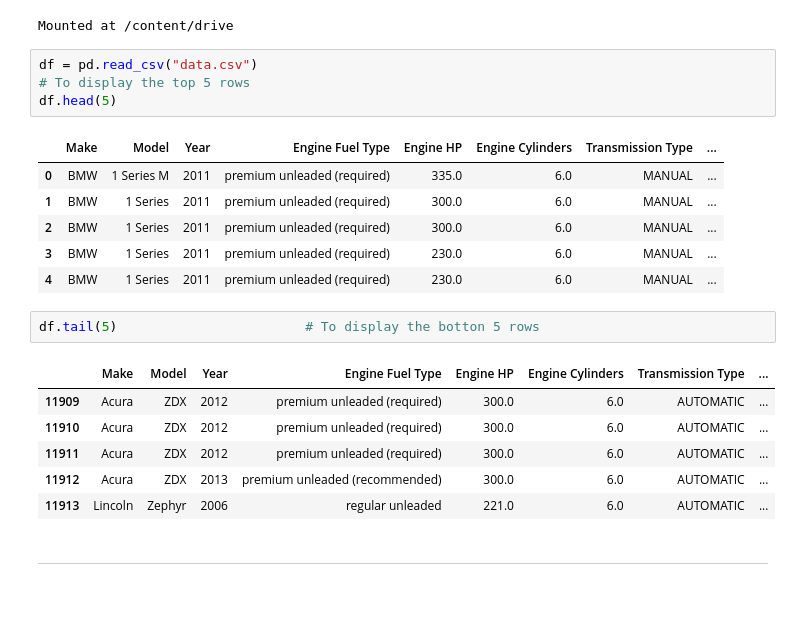
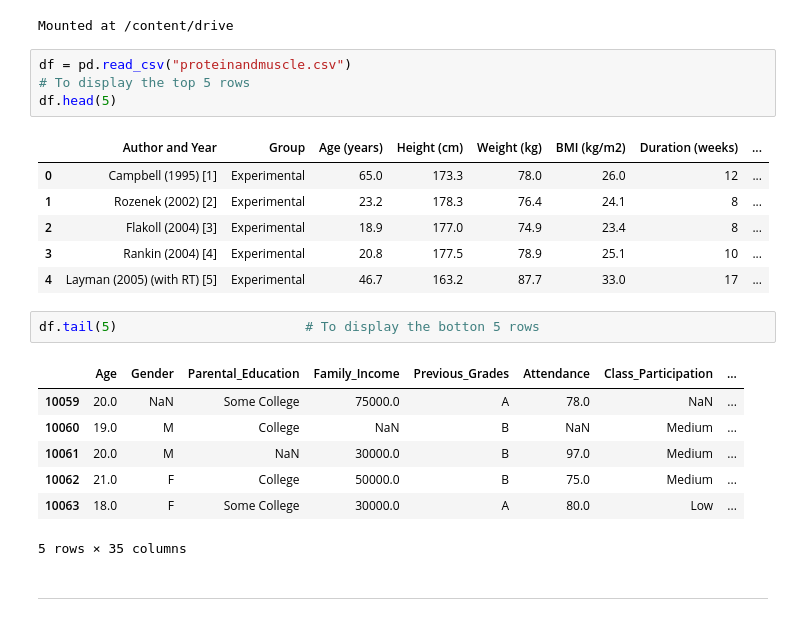
Before and after one commit to akihito128/introtodh25, a Jupyter notebook: Exploratory_data_Analysis.ipynb, the cells around one changed output. Cells and saved outputs as stored; diff of their text form.

```diff
--- a/Exploratory_data_Analysis.ipynb
+++ b/Exploratory_data_Analysis.ipynb
@@ -56,25 +56,26 @@ drive.mount('/content/drive')
 # %% [output]
 Mounted at /content/drive
 # %%
-df = pd.read_csv("data.csv")
+df = pd.read_csv("proteinandmuscle.csv")
 # To display the top 5 rows
 df.head(5)
 # %% [output]
-|  | Make | Model | Year | Engine Fuel Type | Engine HP | Engine Cylinders | Transmission Type | ... |
-| 0 | BMW | 1 Series M | 2011 | premium unleaded (required) | 335.0 | 6.0 | MANUAL | ... |
-| 1 | BMW | 1 Series | 2011 | premium unleaded (required) | 300.0 | 6.0 | MANUAL | ... |
-| 2 | BMW | 1 Series | 2011 | premium unleaded (required) | 300.0 | 6.0 | MANUAL | ... |
-| 3 | BMW | 1 Series | 2011 | premium unleaded (required) | 230.0 | 6.0 | MANUAL | ... |
-| 4 | BMW | 1 Series | 2011 | premium unleaded (required) | 230.0 | 6.0 | MANUAL | ... |
+|  | Author and Year | Group | Age (years) | Height (cm) | Weight (kg) | BMI (kg/m2) | Duration (weeks) | ... |
+| 0 | Campbell (1995) [1] | Experimental | 65.0 | 173.3 | 78.0 | 26.0 | 12 | ... |
+| 1 | Rozenek (2002) [2] | Experimental | 23.2 | 178.3 | 76.4 | 24.1 | 8 | ... |
+| 2 | Flakoll (2004) [3] | Experimental | 18.9 | 177.0 | 74.9 | 23.4 | 8 | ... |
+| 3 | Rankin (2004) [4] | Experimental | 20.8 | 177.5 | 78.9 | 25.1 | 10 | ... |
+| 4 | Layman (2005) (with RT) [5] | Experimental | 46.7 | 163.2 | 87.7 | 33.0 | 17 | ... |
 # %%
 df.tail(5)                        # To display the botton 5 rows
 # %% [output]
-|  | Make | Model | Year | Engine Fuel Type | Engine HP | Engine Cylinders | Transmission Type | ... |
-| 11909 | Acura | ZDX | 2012 | premium unleaded (required) | 300.0 | 6.0 | AUTOMATIC | ... |
-| 11910 | Acura | ZDX | 2012 | premium unleaded (required) | 300.0 | 6.0 | AUTOMATIC | ... |
-| 11911 | Acura | ZDX | 2012 | premium unleaded (required) | 300.0 | 6.0 | AUTOMATIC | ... |
-| 11912 | Acura | ZDX | 2013 | premium unleaded (recommended) | 300.0 | 6.0 | AUTOMATIC | ... |
-| 11913 | Lincoln | Zephyr | 2006 | regular unleaded | 221.0 | 6.0 | AUTOMATIC | ... |
+|  | Age | Gender | Parental_Education | Family_Income | Previous_Grades | Attendance | Class_Participation | ... |
+| 10059 | 20.0 | NaN | Some College | 75000.0 | A | 78.0 | NaN | ... |
+| 10060 | 19.0 | M | College | NaN | B | NaN | Medium | ... |
+| 10061 | 20.0 | M | NaN | 30000.0 | B | 97.0 | Medium | ... |
+| 10062 | 21.0 | F | College | 50000.0 | B | 75.0 | Medium | ... |
+| 10063 | 18.0 | F | Some College | 30000.0 | A | 80.0 | Low | ... |
+5 rows × 35 columns
 # %% [markdown]
 
 
```
Also changed, not shown: parts of 16 cells of this notebook.
